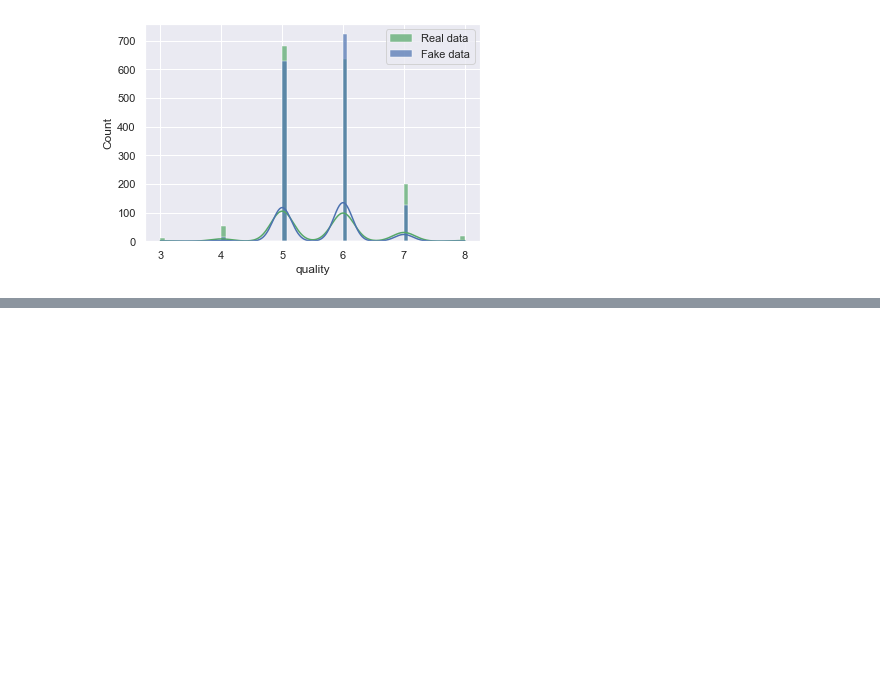
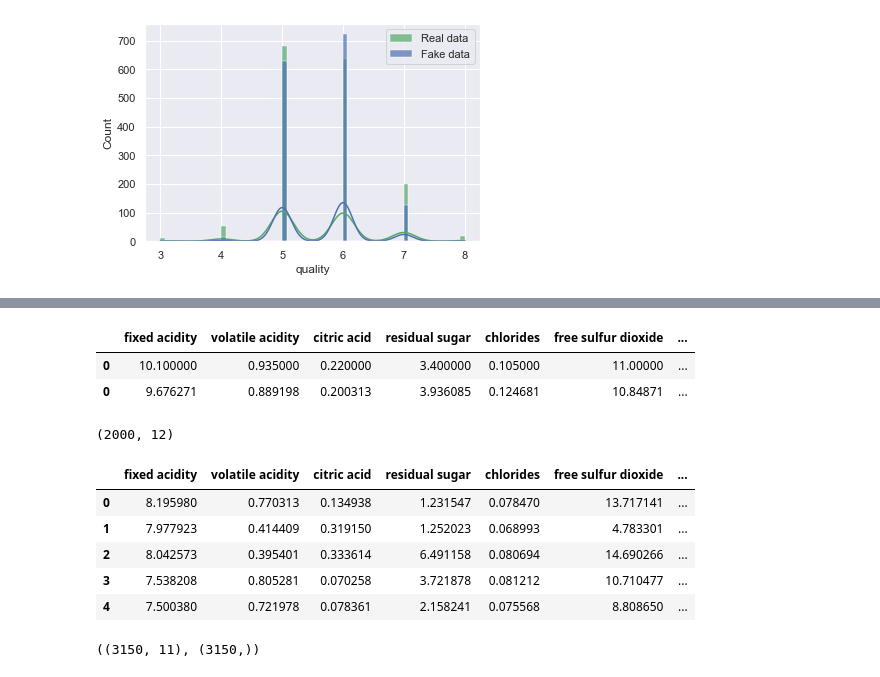
Before and after one commit to olihofmann/cas-aml, a Jupyter notebook: vae-tabular-data/vae.ipynb, the cells around one changed output, grey strips where cells are left out. Drawn from its saved outputs; the diff is of its cells as text; code cells hidden in the pictures; blank space fills up the shorter version.

```diff
--- a/vae-tabular-data/vae.ipynb
+++ b/vae-tabular-data/vae.ipynb
@@ -452,0 +552,35 @@ for column in base_data.columns:
+# %%
+scaler = train_dataloader_underrepresented.dataset.scaler
+
+reconstruction_df = pd.DataFrame(scaler.inverse_transform(recon_batch[0].cpu().numpy().reshape(1, -1)), columns=base_data.columns)
+real_df = pd.DataFrame(scaler.inverse_transform(test_dataloader_underrepresented.dataset.x[0].cpu().numpy().reshape(1, -1)), columns=base_data.columns)
+# %%
+fake_vs_real_df = pd.concat([real_df, reconstruction_df])
+fake_vs_real_df
+# %% [output]
+|  | fixed acidity | volatile acidity | citric acid | residual sugar | chlorides | free sulfur dioxide | ... |
+| 0 | 10.100000 | 0.935000 | 0.220000 | 3.400000 | 0.105000 | 11.00000 | ... |
+| 0 | 9.676271 | 0.889198 | 0.200313 | 3.936085 | 0.124681 | 10.84871 | ... |
+# %%
+number_of_samples = 2000
+q_normal = torch.distributions.Normal(mu.mean(axis=0), sigma.mean(axis=0))
+z_samples = q_normal.rsample(sample_shape=torch.Size([number_of_samples]))
+# %%
+with torch.no_grad():
+    pred = model.decode(z_samples).cpu().numpy()
+# %%
+fake_data = scaler.inverse_transform(pred)
+fake_data.shape
+# %% [output]
+(2000, 12)
+# %%
+df_fake = pd.DataFrame(fake_data, columns=base_data.columns)
+df_fake["quality"] = np.round(df_fake["quality"]).astype(int)
+df_fake.head()
+# %% [output]
+|  | fixed acidity | volatile acidity | citric acid | residual sugar | chlorides | free sulfur dioxide | ... |
+| 0 | 8.195980 | 0.770313 | 0.134938 | 1.231547 | 0.078470 | 13.717141 | ... |
+| 1 | 7.977923 | 0.414409 | 0.319150 | 1.252023 | 0.068993 | 4.783301 | ... |
+| 2 | 8.042573 | 0.395401 | 0.333614 | 6.491158 | 0.080694 | 14.690266 | ... |
+| 3 | 7.538208 | 0.805281 | 0.070258 | 3.721878 | 0.081212 | 10.710477 | ... |
+| 4 | 7.500380 | 0.721978 | 0.078361 | 2.158241 | 0.075568 | 8.808650 | ... |
@@ -452,0 +590,13 @@ for column in base_data.columns:
+# %%
+X_train_augmented = np.vstack((X_train, df_fake_value))
+y_train_augmented = np.append(y_train, labels_fake)
+
+y_filter = pd.DataFrame(y_train_augmented, columns=["quality"])
+quantity_filter = y_filter["quality"].isin([3, 4, 5, 6, 7, 8])
+
+X_train_augmented = X_train_augmented[quantity_filter]
+y_train_augmented = y_train_augmented[quantity_filter]
+
+X_train_augmented.shape, y_train_augmented.shape
+# %% [output]
+((3150, 11), (3150,))
```
Also changed, not shown: parts of 19 cells of this notebook.
